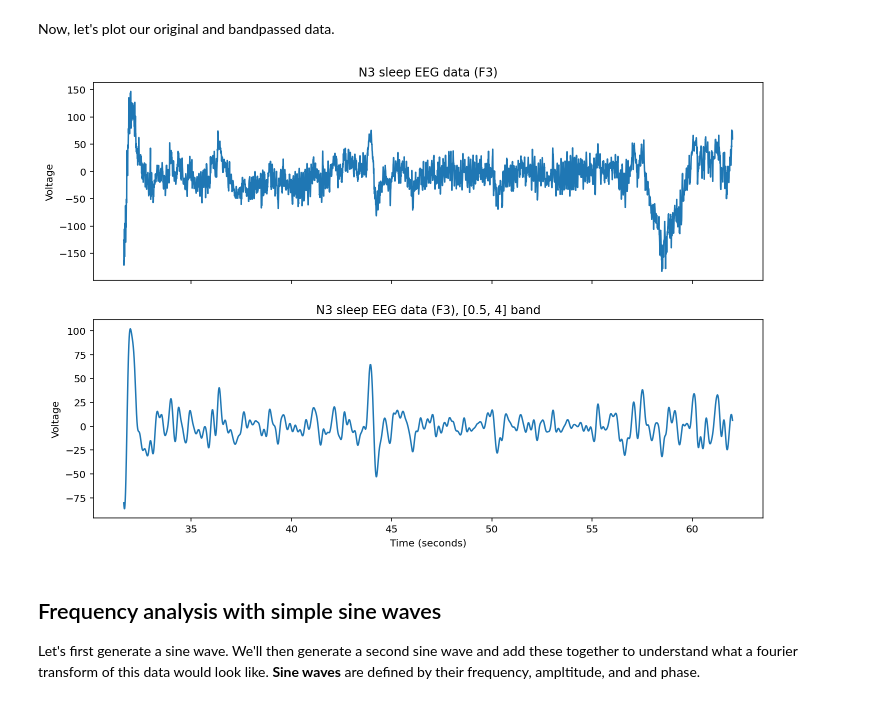
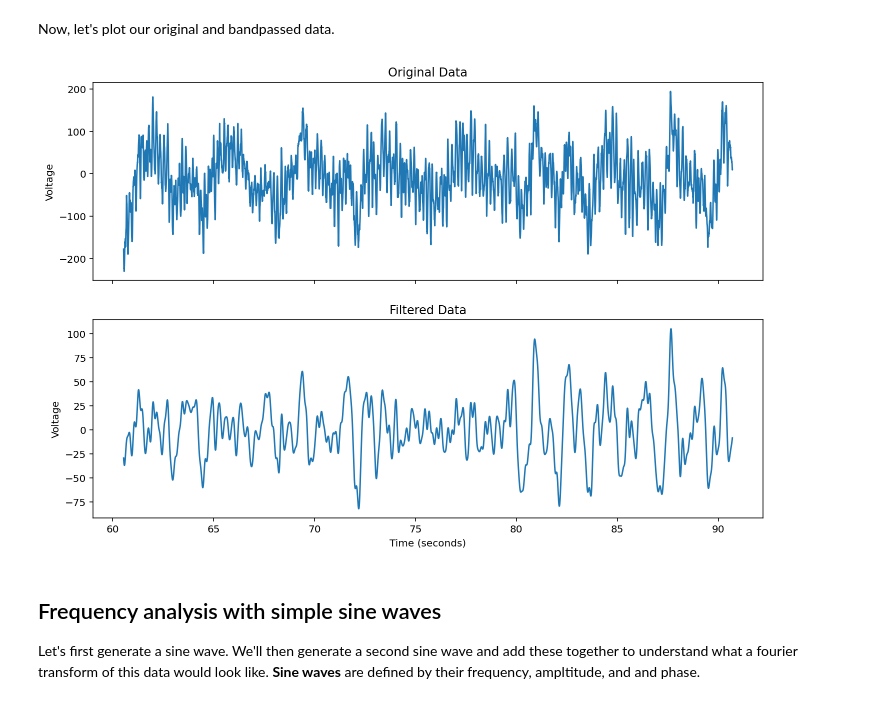
Before and after one commit to BIPN145/Utilities, a Jupyter notebook: analyzeEEGdata.ipynb, the cells around one changed output. Saved outputs shown, nothing was run; the diff lists cells and outputs as text; code cells hidden in the pictures.

```diff
--- a/analyzeEEGdata.ipynb
+++ b/analyzeEEGdata.ipynb
@@ -6,14 +6,14 @@ This notebook will help you prepare the figures for your EEG lab report. To run
 import numpy as np
 
 #Change the filename to EXACTLY match your file
-filename = 'Data/EEG_Trial1_EyesClosed.txt'
+filename = 'Data/test eeg closed.txt'
 sampling_freq = 400
 
 # Define column names
 columns = ['time', 'recording']
 
 # Use numpy genfromtxt to import
-data = np.genfromtxt(filename, dtype=float, skip_header=6, delimiter='\t', names=columns, encoding = 'unicode_escape')
+data = np.genfromtxt(filename, dtype=float, usecols=(0,1), skip_header=6, delimiter='\t', names=columns, encoding = 'unicode_escape')
 timestamps = data['time']
 recording = data['recording']
 recording
@@ -90,22 +90,22 @@ Now, let's plot our original and bandpassed data.
 # %%
 fig, ax = plt.subplots(2,1,figsize=(12, 8), sharex=True)
 
 # Plot our raw data
 ax[0].plot(timestamps,recording)
 ax[0].set_ylabel('Voltage')
-ax[0].set_title('N3 sleep EEG data (F3)')
+ax[0].set_title('Original Data')
 
 # Plot the bandpassed data
 ax[1].plot(timestamps,bandpassed)
 ax[1].set_ylabel('Voltage')
 
 # Let's programmatically set the title here, using {} format
-ax[1].set_title('N3 sleep EEG data (F3), {} band' .format(filter_limits))
+ax[1].set_title('Filtered Data')
 
 plt.xlabel('Time (seconds)')
 plt.show()
 # %% [output]
-[figure, old version]
+[figure, new version]
 # %% [markdown]
 ## Frequency analysis with simple sine waves
 
```
Also changed, not shown: parts of 7 cells of this notebook.
